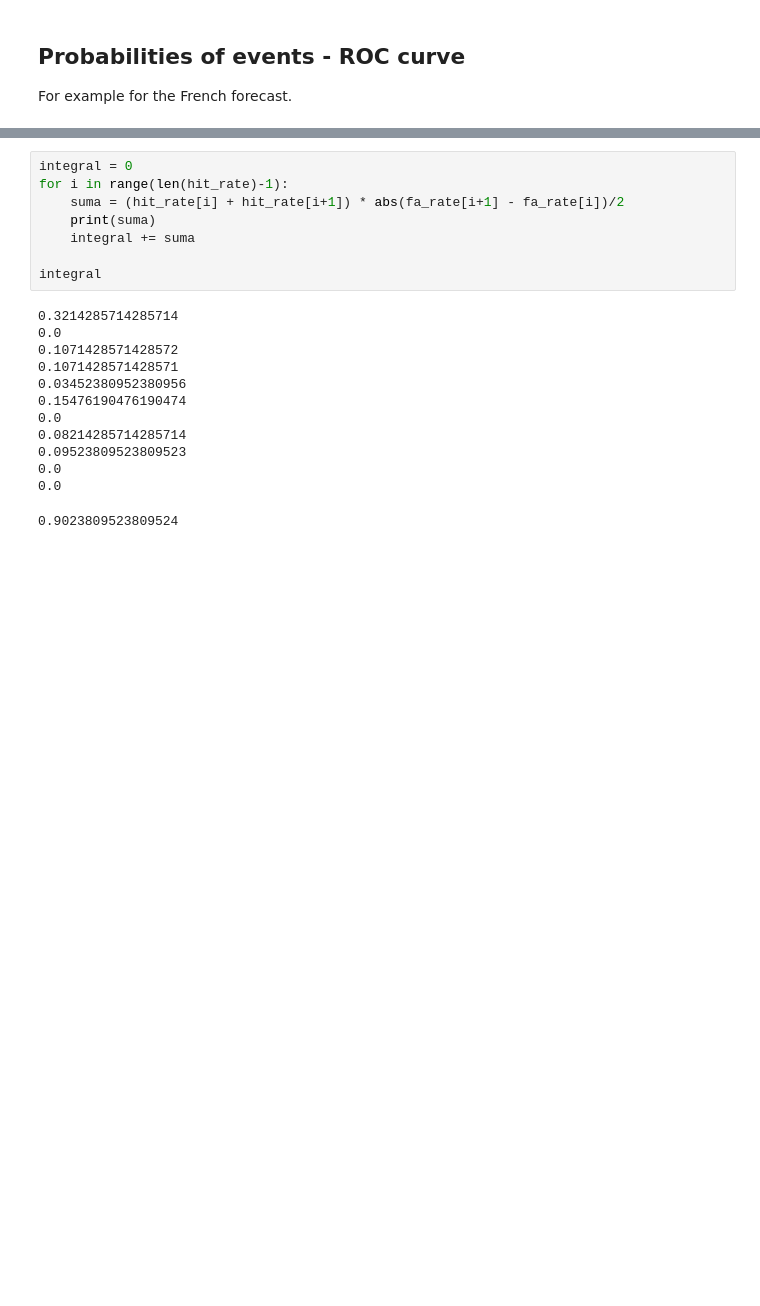
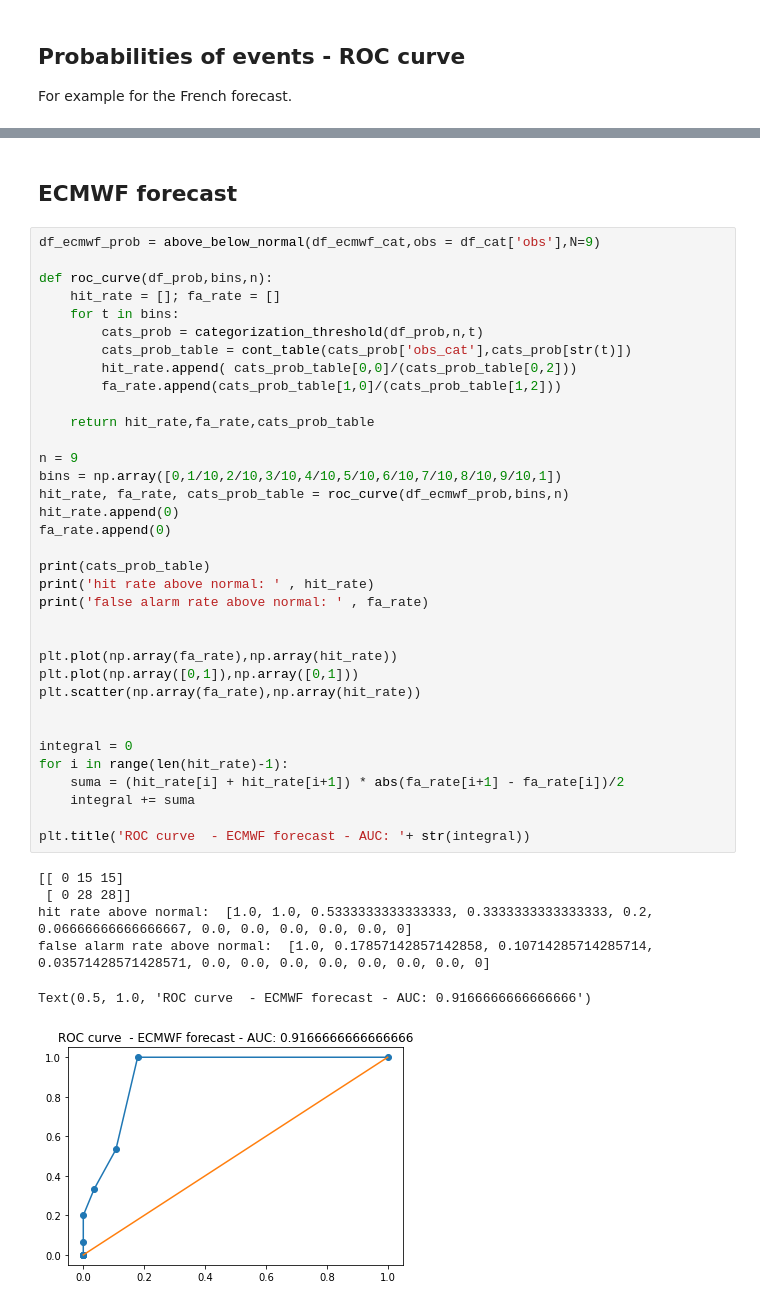
Before and after one commit to jumin94/MPE_CDT_2021, a Jupyter notebook: exploratory_analysis.ipynb, the cells around one changed output, grey strips where cells are left out. Drawn from its saved outputs; the diff is of its cells as text; blank space fills up the shorter version.

```diff
--- a/exploratory_analysis.ipynb
+++ b/exploratory_analysis.ipynb
@@ -342,22 +326,45 @@ fa_rate
  0.0]
-# %%
-integral = 0
-for i in range(len(hit_rate)-1):
-    suma = (hit_rate[i] + hit_rate[i+1]) * abs(fa_rate[i+1] - fa_rate[i])/2
-    print(suma)
-    integral += suma
-
-integral
-# %% [output]
-0.3214285714285714
-0.0
-0.1071428571428572
-0.1071428571428571
-0.03452380952380956
-0.15476190476190474
-0.0
-0.08214285714285714
-0.09523809523809523
-0.0
-0.0
-0.9023809523809524
+# %% [markdown]
+## ECMWF forecast
+# %%
+df_ecmwf_prob = above_below_normal(df_ecmwf_cat,obs = df_cat['obs'],N=9)
+
+def roc_curve(df_prob,bins,n):
+    hit_rate = []; fa_rate = []
+    for t in bins:
+        cats_prob = categorization_threshold(df_prob,n,t)
+        cats_prob_table = cont_table(cats_prob['obs_cat'],cats_prob[str(t)])
+        hit_rate.append( cats_prob_table[0,0]/(cats_prob_table[0,2]))
+        fa_rate.append(cats_prob_table[1,0]/(cats_prob_table[1,2]))
+
+    return hit_rate,fa_rate,cats_prob_table
+
+n = 9
+bins = np.array([0,1/10,2/10,3/10,4/10,5/10,6/10,7/10,8/10,9/10,1])
+hit_rate, fa_rate, cats_prob_table = roc_curve(df_ecmwf_prob,bins,n)
+hit_rate.append(0)
+fa_rate.append(0)
+
+print(cats_prob_table)
+print('hit rate above normal: ' , hit_rate)
+print('false alarm rate above normal: ' , fa_rate)
+
+
+plt.plot(np.array(fa_rate),np.array(hit_rate))
+plt.plot(np.array([0,1]),np.array([0,1]))
+plt.scatter(np.array(fa_rate),np.array(hit_rate))
+
+
+integral = 0
+for i in range(len(hit_rate)-1):
+    suma = (hit_rate[i] + hit_rate[i+1]) * abs(fa_rate[i+1] - fa_rate[i])/2
+    integral += suma
+
+plt.title('ROC curve  - ECMWF forecast - AUC: '+ str(integral))
+# %% [output]
+[[ 0 15 15]
+ [ 0 28 28]]
+hit rate above normal:  [1.0, 1.0, 0.5333333333333333, 0.3333333333333333, 0.2, 0.06666666666666667, 0.0, 0.0, 0.0, 0.0, 0.0, 0]
+false alarm rate above normal:  [1.0, 0.17857142857142858, 0.10714285714285714, 0.03571428571428571, 0.0, 0.0, 0.0, 0.0, 0.0, 0.0, 0.0, 0]
+Text(0.5, 1.0, 'ROC curve  - ECMWF forecast - AUC: 0.9166666666666666')
+[figure, added]
```
Also changed, not shown: parts of 12 cells of this notebook.
